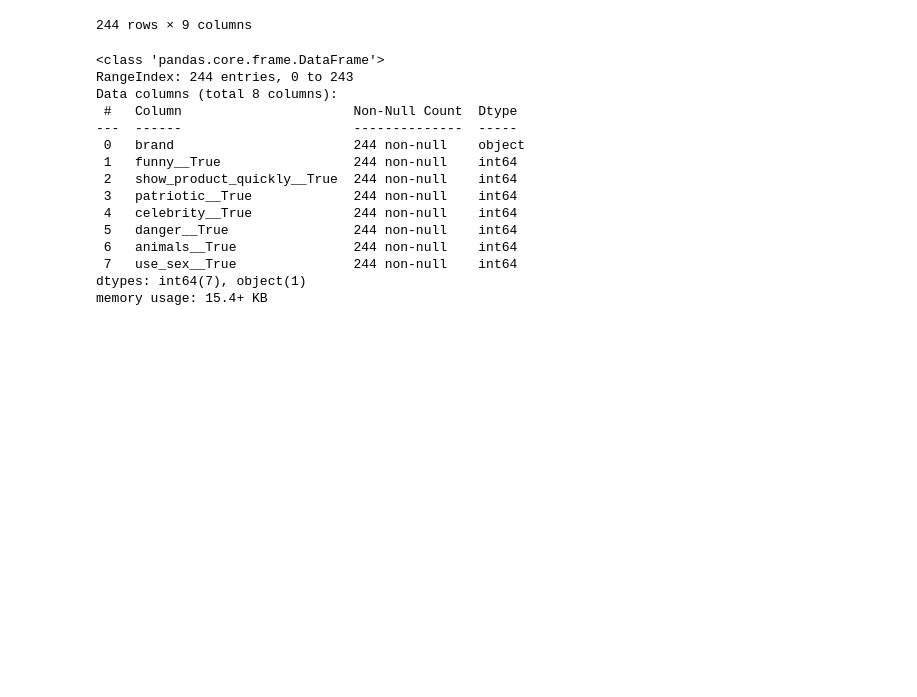
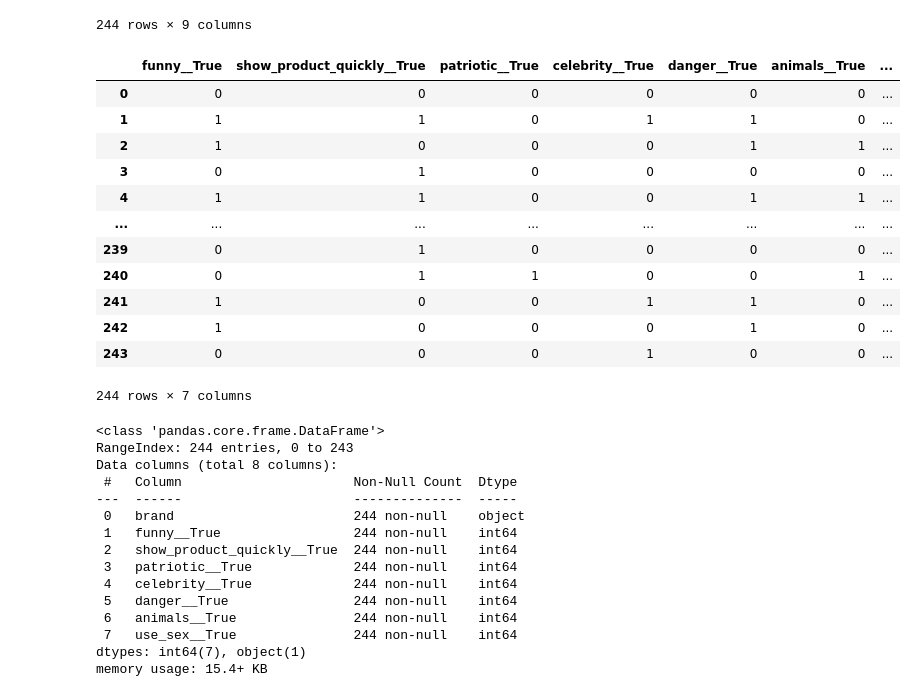
Before and after one commit to liparose/homework-1, a Jupyter notebook: notebooks/04-data-exploration.ipynb, the cells around one changed output. Drawn from its saved outputs; the diff is of its cells as text; code cells hidden in the pictures; blank space fills up the shorter version.

```diff
--- a/notebooks/04-data-exploration.ipynb
+++ b/notebooks/04-data-exploration.ipynb
@@ -95,12 +95,28 @@ df
 # %%
 list_nominal = ["funny", "show_product_quickly", "patriotic", "celebrity", "danger", "animals", "use_sex"]
 
 for i in list_nominal:
     df[i] = df[i].astype("category")
 
 dummy_nominal = pd.get_dummies(df[list_nominal],  prefix_sep='__').astype('category')
 
 dummy_nominal.drop(columns=['funny__False', 'show_product_quickly__False', 'patriotic__False', 'celebrity__False', 'danger__False', 'animals__False', 'use_sex__False'], inplace=True)
+
+dummy_nominal
+# %% [output]
+|  | funny__True | show_product_quickly__True | patriotic__True | celebrity__True | danger__True | animals__True | ... |
+| 0 | 0 | 0 | 0 | 0 | 0 | 0 | ... |
+| 1 | 1 | 1 | 0 | 1 | 1 | 0 | ... |
+| 2 | 1 | 0 | 0 | 0 | 1 | 1 | ... |
+| 3 | 0 | 1 | 0 | 0 | 0 | 0 | ... |
+| 4 | 1 | 1 | 0 | 0 | 1 | 1 | ... |
+| ... | ... | ... | ... | ... | ... | ... | ... |
+| 239 | 0 | 1 | 0 | 0 | 0 | 0 | ... |
+| 240 | 0 | 1 | 1 | 0 | 0 | 1 | ... |
+| 241 | 1 | 0 | 0 | 1 | 1 | 0 | ... |
+| 242 | 1 | 0 | 0 | 0 | 1 | 0 | ... |
+| 243 | 0 | 0 | 0 | 1 | 0 | 0 | ... |
+244 rows × 7 columns
 # %%
 liste = df[['brand']].copy()
 
```
Also changed, not shown: parts of 4 cells of this notebook.
